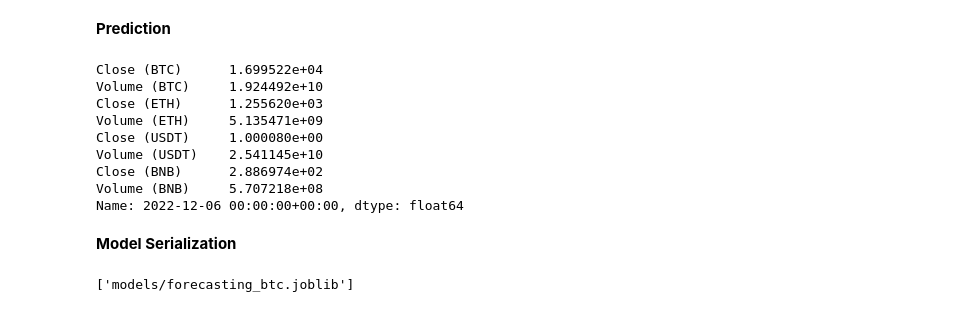
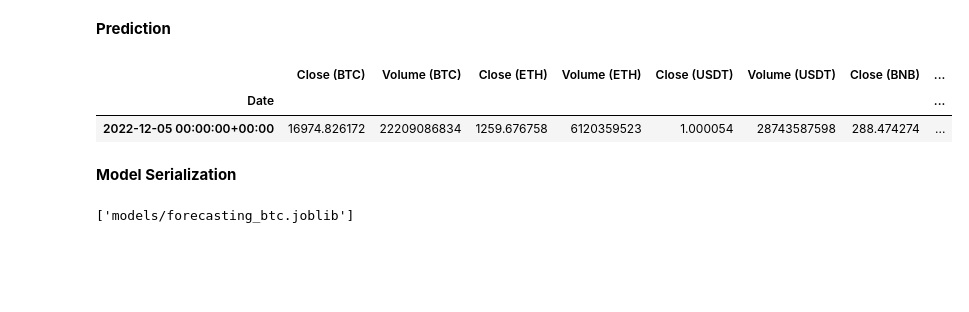
Before and after one commit to gianmarco-tucceri-cimini/forecasting-btc, a Jupyter notebook: 01.web_scraping_data.ipynb, the cells around one changed output. Saved outputs shown, nothing was run; the diff lists cells and outputs as text; code cells hidden in the pictures; blank space fills up the shorter version.

```diff
--- a/01.web_scraping_data.ipynb
+++ b/01.web_scraping_data.ipynb
@@ -360,18 +349,12 @@ Accuracy:  0.984231607672559
 ------------------------------
 # %% [markdown]
 **Prediction**
-# %%
-original
-# %% [output]
-Close (BTC)      1.699522e+04
-Volume (BTC)     1.924492e+10
-Close (ETH)      1.255620e+03
-Volume (ETH)     5.135471e+09
-Close (USDT)     1.000080e+00
-Volume (USDT)    2.541145e+10
-Close (BNB)      2.886974e+02
-Volume (BNB)     5.707218e+08
-Name: 2022-12-06 00:00:00+00:00, dtype: float64
+# %%
+data.tail(1)
+# %% [output]
+|  | Close (BTC) | Volume (BTC) | Close (ETH) | Volume (ETH) | Close (USDT) | Volume (USDT) | Close (BNB) | ... |
+| Date |  |  |  |  |  |  |  | ... |
+| 2022-12-05 00:00:00+00:00 | 16974.826172 | 22209086834 | 1259.676758 | 6120359523 | 1.000054 | 28743587598 | 288.474274 | ... |
 # %% [markdown]
 **Model Serialization**
 # %%
```
Also changed, not shown: parts of 11 cells of this notebook, 1 other file.
